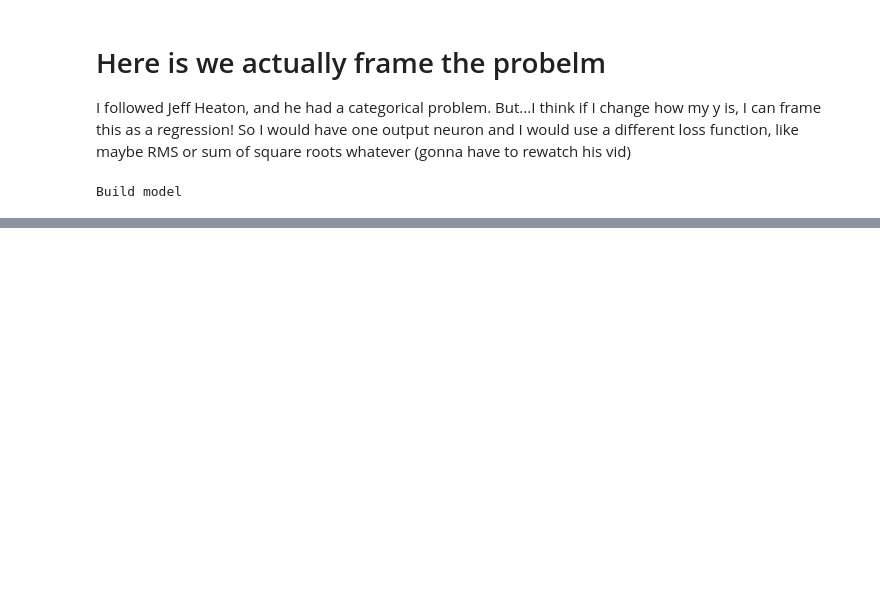
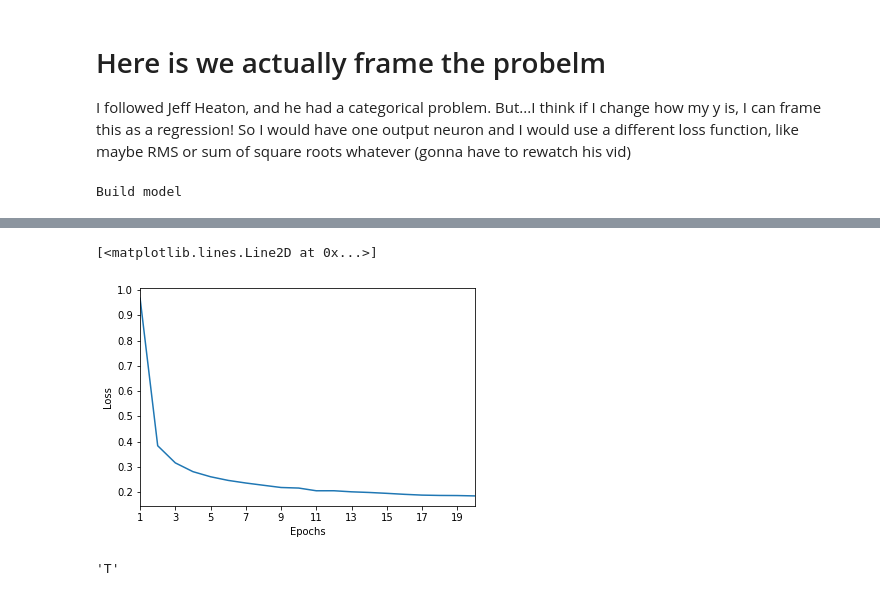
Before and after one commit to Matthew1309/GenerateArg, a Jupyter notebook: LSTM_arg.ipynb, the cells around one changed output, grey strips where cells are left out. Cells and saved outputs as stored; diff of their text form; code cells hidden in the pictures; blank space fills up the shorter version.

```diff
--- a/LSTM_arg.ipynb
+++ b/LSTM_arg.ipynb
@@ -371,7 +433,7 @@ The way I understand this next part is that
 * features: This one is a bit tough, but I think it has to do with dummy variables
 # %%
 #                 samples,   timesteps,  features   ::: https://machinelearningmastery.com/time-series-prediction-lstm-recurrent-neural-networks-python-keras/
-X = np.reshape(X, (X.shape[0], X.shape[1], 1))
+X = np.reshape(X, (X.shape[0], FRAG_SIZE, len(uniqueChars)))
 # %% [markdown]
 # Here is we actually frame the probelm
 I followed Jeff Heaton, and he had a categorical problem. But...I think if I change how my y is, I can frame this as a regression! So I would have one output neuron and I would use a different loss function, like maybe RMS or sum of square roots whatever (gonna have to rewatch his vid)
@@ -414,8 +501,5 @@ def sample(preds, temperature=1.0):
 # %%
 # Left off at 16:31 of the lstm generate text video...
-print(uniqueChars)
-#del uniqueChars[':']
-uniqueNums = {value-1:key for key,value in uniqueChars.items()}
 print(uniqueChars)
 print(uniqueNums)
 def on_epoch_end(epoch, _):
@@ -424,36 +508,29 @@ def on_epoch_end(epoch, _):
     print('----- Generating text after Epoch: %d' % epoch)
 
     #start_index = random.randint(0, len(processed_text) - maxlen - 1)
-    for temperature in [1.0, 1.2, 1.5, 1.8, 2]:
+    for temperature in [0.4, 0.6, 0.8, 1.0, 1.2]:
         print('----- temperature:', temperature)
 
         generated = ''
 
-        sentence = np.random.rand(1,FRAG_SIZE-1).tolist()[0]
-        sentence.append(0)
-        #print(sentence)
-        #sentence = np.array(sentence, dtype='float64')
-        #print(sentence)
+        sentence = list((FRAG_SIZE-1) * 'R')
+        sentence.append('G')
+        print(f'Sentence: {sentence}')
 
-        generated = ''
         print(f'----- Generating with seed: "{sentence}"')
         #sys.stdout.write(sentence)
+        for i in range(80):
+            x_pred = np.array(make_sentence_cat(sentence)).reshape(1, timeStepLength, len(uniqueChars))
+            preds = model.predict(x_pred, verbose=0)[0]
 
-        for i in range(80):
-            x_pred = np.zeros((1,FRAG_SIZE,1))
-            for t, char in enumerate(sentence):
-                #try:
-                 #   x_pred[0,t,0] = uniqueNums[char] ################################
-                #except KeyError:
-                x_pred[0,t,0] = char
-
-            preds = model.predict(x_pred, verbose=0)[0]
             next_index = sample(preds, temperature)
             next_char = uniqueNums[next_index]
 
             generated += next_char
-            sentence = sentence[1:] + next_index
+            sentence.append(next_char)
+            sentence = sentence[1:]
 
+            #print(sentence)
             sys.stdout.write(next_char)
             sys.stdout.flush()
         print()
@@ -471,8 +547,9 @@ os.environ["TF_CPP_MIN_LOG_LEVEL"] = "3"
 # Fit the model
 print_callback = LambdaCallback(on_epoch_end=on_epoch_end)
 
-model.fit(X, y,
-          batch_size=128,
-          epochs=60,
+epochs=20
+history = model.fit(X, y,
+          batch_size=50, # 50 was pretty good
+          epochs=epochs,     # 20 was pretty good
           callbacks=[print_callback])
 # %% [output]
@@ -546,0 +583,9 @@ uniqueNums
+# %%
+plt.xlim(1,epochs)
+plt.xticks(np.arange(1,epochs,2))
+plt.xlabel("Epochs")
+plt.ylabel("Loss")
+plt.plot(range(1,epochs+1),history.history['loss'])
+# %% [output]
+[<matplotlib.lines.Line2D at 0x...>]
+[figure, added]
@@ -546,0 +594,6 @@ uniqueNums
+# %%
+sentence = list(FRAG_SIZE * 'R')
+sentence = np.array(make_sentence_cat(sentence)).reshape(1, timeStepLength, len(uniqueChars))
+uniqueNums[ np.argmax( model.predict(sentence, verbose=0) ) ]
+# %% [output]
+'T'
```
Also changed, not shown: parts of 30 cells of this notebook, 3 other files.
